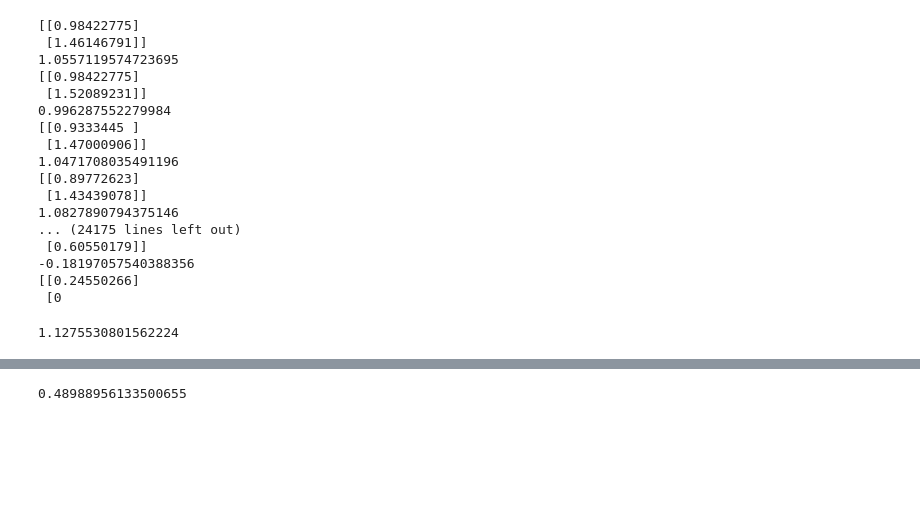
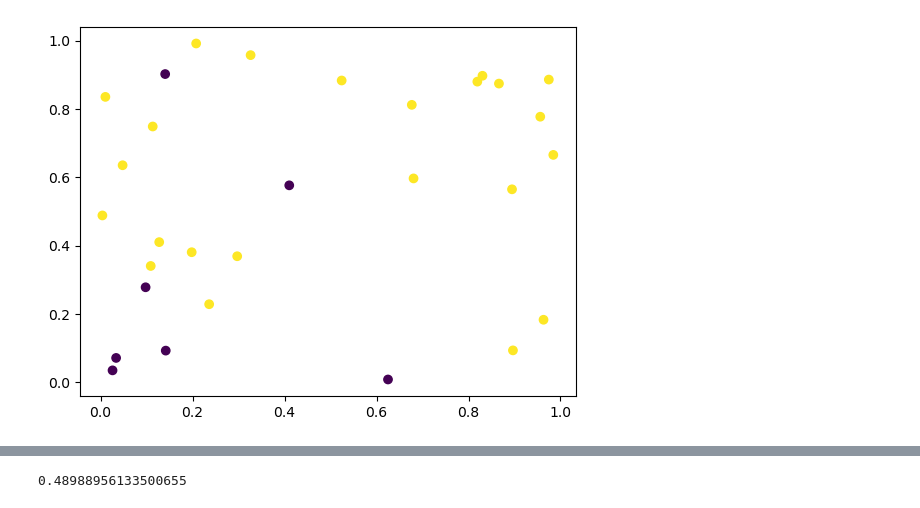
Before and after one commit to Jeannot-MN/Machine-Learning, a Jupyter notebook: notebooks/lab1.ipynb, the cells around one changed output, grey strips where cells are left out. Cells and saved outputs as stored; diff of their text form; code cells hidden in the pictures; blank space fills up the shorter version.

```diff
--- a/notebooks/lab1.ipynb
+++ b/notebooks/lab1.ipynb
@@ -57,25 +94,5 @@ class Perceptron:
         print(self.weights)
 # %%
 p = Perceptron()
-p.create_test_data_set()
-p.train()
-p.print_weights()
 # %% [output]
-[[0.98422775]
- [1.46146791]]
-1.0557119574723695
-[[0.98422775]
- [1.52089231]]
-0.996287552279984
-[[0.9333445 ]
- [1.47000906]]
-1.0471708035491196
-[[0.89772623]
- [1.43439078]]
-1.0827890794375146
-... (24175 lines left out)
- [0.60550179]]
--0.18197057540388356
-[[0.24550266]
- [0
-1.1275530801562224
+[figure, added]
```
Also changed, not shown: parts of 6 cells of this notebook, 1 other file.
